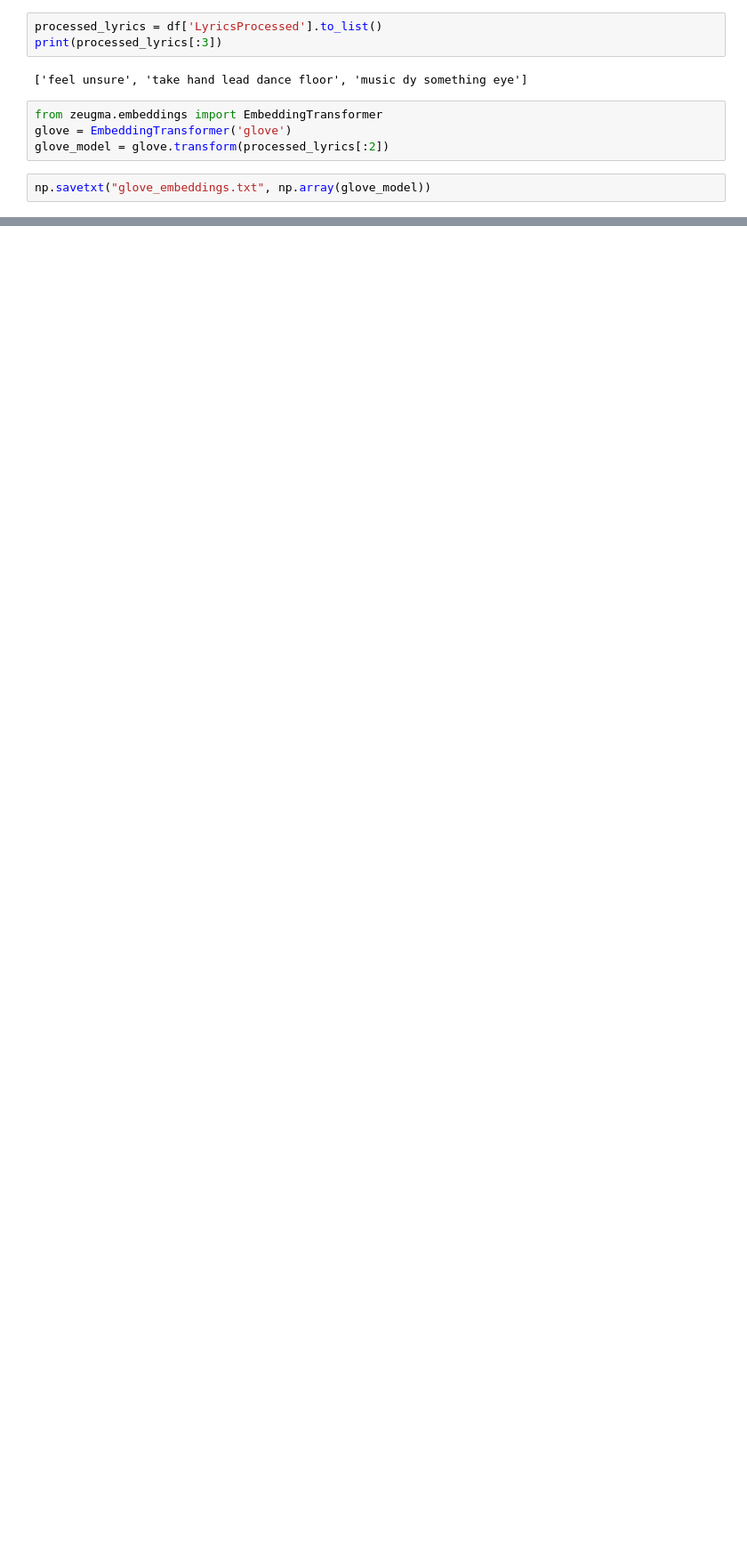
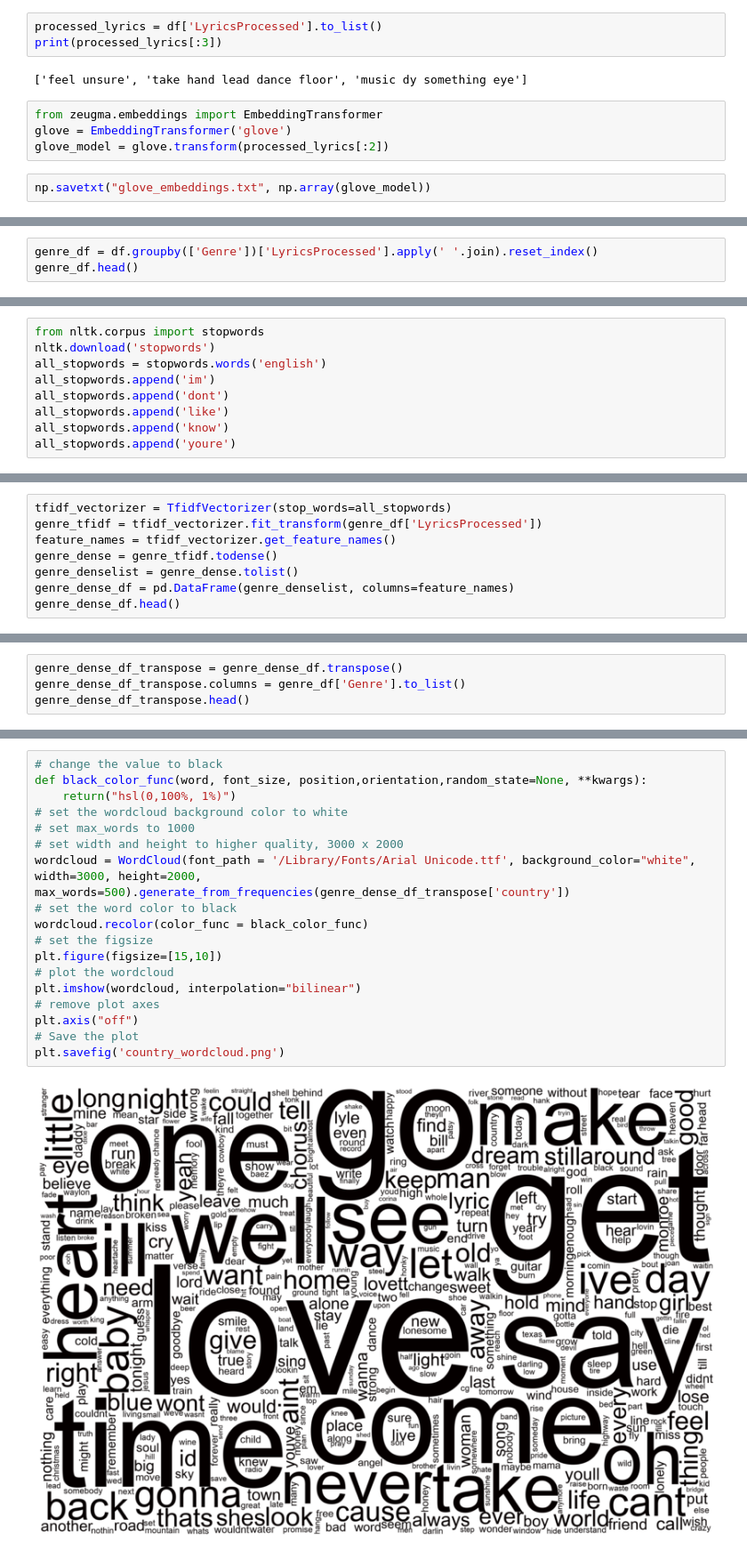
Before and after one commit to arinjay97/Music_genre_classification, a Jupyter notebook: Word_Embeddings.ipynb, the cells around one changed output, grey strips where cells are left out. Shown at 89% size. Drawn from its saved outputs; the diff is of its cells as text; blank space fills up the shorter version.

Commit message:
Updated code to include word clouds

```diff
--- a/Word_Embeddings.ipynb
+++ b/Word_Embeddings.ipynb
@@ -172,0 +197,3 @@ np.savetxt("glove_embeddings.txt", np.array(glove_model))
+# %%
+genre_df = df.groupby(['Genre'])['LyricsProcessed'].apply(' '.join).reset_index()
+genre_df.head()
@@ -172,0 +207,9 @@ np.savetxt("glove_embeddings.txt", np.array(glove_model))
+# %%
+from nltk.corpus import stopwords
+nltk.download('stopwords')
+all_stopwords = stopwords.words('english')
+all_stopwords.append('im')
+all_stopwords.append('dont')
+all_stopwords.append('like')
+all_stopwords.append('know')
+all_stopwords.append('youre')
@@ -172,0 +220,8 @@ np.savetxt("glove_embeddings.txt", np.array(glove_model))
+# %%
+tfidf_vectorizer = TfidfVectorizer(stop_words=all_stopwords)
+genre_tfidf = tfidf_vectorizer.fit_transform(genre_df['LyricsProcessed'])
+feature_names = tfidf_vectorizer.get_feature_names()
+genre_dense = genre_tfidf.todense()
+genre_denselist = genre_dense.tolist()
+genre_dense_df = pd.DataFrame(genre_denselist, columns=feature_names)
+genre_dense_df.head()
@@ -172,0 +236,4 @@ np.savetxt("glove_embeddings.txt", np.array(glove_model))
+# %%
+genre_dense_df_transpose = genre_dense_df.transpose()
+genre_dense_df_transpose.columns = genre_df['Genre'].to_list()
+genre_dense_df_transpose.head()
@@ -172,0 +247,20 @@ np.savetxt("glove_embeddings.txt", np.array(glove_model))
+# %%
+# change the value to black
+def black_color_func(word, font_size, position,orientation,random_state=None, **kwargs):
+    return("hsl(0,100%, 1%)")
+# set the wordcloud background color to white
+# set max_words to 1000
+# set width and height to higher quality, 3000 x 2000
+wordcloud = WordCloud(font_path = '/Library/Fonts/Arial Unicode.ttf', background_color="white", width=3000, height=2000, max_words=500).generate_from_frequencies(genre_dense_df_transpose['country'])
+# set the word color to black
+wordcloud.recolor(color_func = black_color_func)
+# set the figsize
+plt.figure(figsize=[15,10])
+# plot the wordcloud
+plt.imshow(wordcloud, interpolation="bilinear")
+# remove plot axes
+plt.axis("off")
+# Save the plot
+plt.savefig('country_wordcloud.png')
+# %% [output]
+[figure, added]
```
Also changed, not shown: parts of 7 cells of this notebook.
